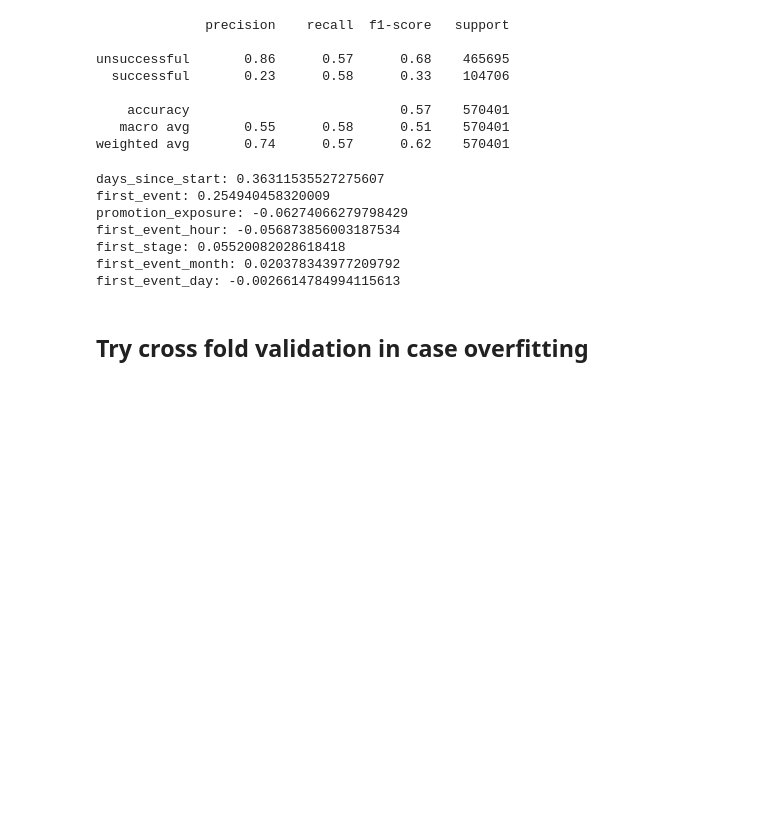
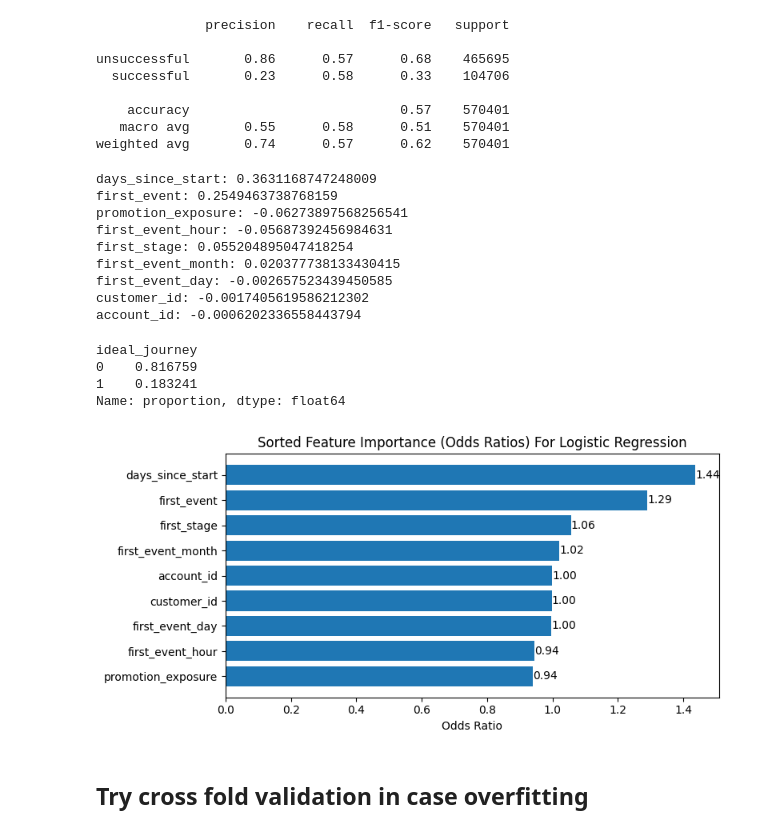
Before and after one commit to cjunwon/STATSM148-Fingerhut-Consulting, a Jupyter notebook: alyssa_code/updated_classification.ipynb, the cells around one changed output. Saved outputs shown, nothing was run; the diff lists cells and outputs as text; code cells hidden in the pictures; blank space fills up the shorter version.

```diff
--- a/alyssa_code/updated_classification.ipynb
+++ b/alyssa_code/updated_classification.ipynb
@@ -237,9 +230,6 @@ sns.heatmap(model_df.corr(), cmap='Blues', annot = True)
 plt.show()
 # %% [output]
 [figure]
-# %%
-X = model_df.drop(['ideal_journey'], axis = 1)
-y = whole_sampled_df['ideal_journey'] # we use ideal_journey rather than order_shipped etc because the two variables have a correlation of 0.99
 # %%
 from sklearn.preprocessing import StandardScaler
 # %%
@@ -315,10 +305,40 @@ sorted_features = sorted(feature_importance, key=lambda x: abs(x[1]), reverse=Tr
 for feature, coef in sorted_features:
     print(f"{feature}: {coef}")
 # %% [output]
-days_since_start: 0.36311535527275607
-first_event: 0.254940458320009
-promotion_exposure: -0.06274066279798429
-first_event_hour: -0.056873856003187534
-first_stage: 0.05520082028618418
-first_event_month: 0.020378343977209792
-first_event_day: -0.0026614784994115613
+days_since_start: 0.3631168747248009
+first_event: 0.2549463738768159
+promotion_exposure: -0.06273897568256541
+first_event_hour: -0.05687392456984631
+first_stage: 0.055204895047418254
+first_event_month: 0.020377738133430415
+first_event_day: -0.002657523439450585
+customer_id: -0.0017405619586212302
+account_id: -0.0006202336558443794
+# %%
+y.value_counts(normalize = True)
+# %% [output]
+ideal_journey
+0    0.816759
+1    0.183241
+Name: proportion, dtype: float64
+# %%
+odds_ratios = np.exp(coefficients)
+odds_df = pd.DataFrame({'Feature': X_train.columns, 'OddsRatio': odds_ratios})
+odds_df_sorted = odds_df.sort_values(by='OddsRatio', ascending=True)
+
+plt.figure(figsize=(8, 4))
+barplot = plt.barh(odds_df_sorted['Feature'], odds_df_sorted['OddsRatio'])
+for bar in barplot:
+    plt.text(
+        bar.get_width(),       # X position for text
+        bar.get_y() + bar.get_height() / 2,  # Y position for text
+        f"{bar.get_width():.2f}",  # Label text (formatted to 2 decimal places)
+        va='center'  # Center alignment for text
+    )
+
+plt.xlabel('Odds Ratio')
+plt.title('Sorted Feature Importance (Odds Ratios) For Logistic Regression')
+plt.tight_layout()
+plt.show()
+# %% [output]
+[figure, added]
```
Also changed, not shown: parts of 3 cells of this notebook.
